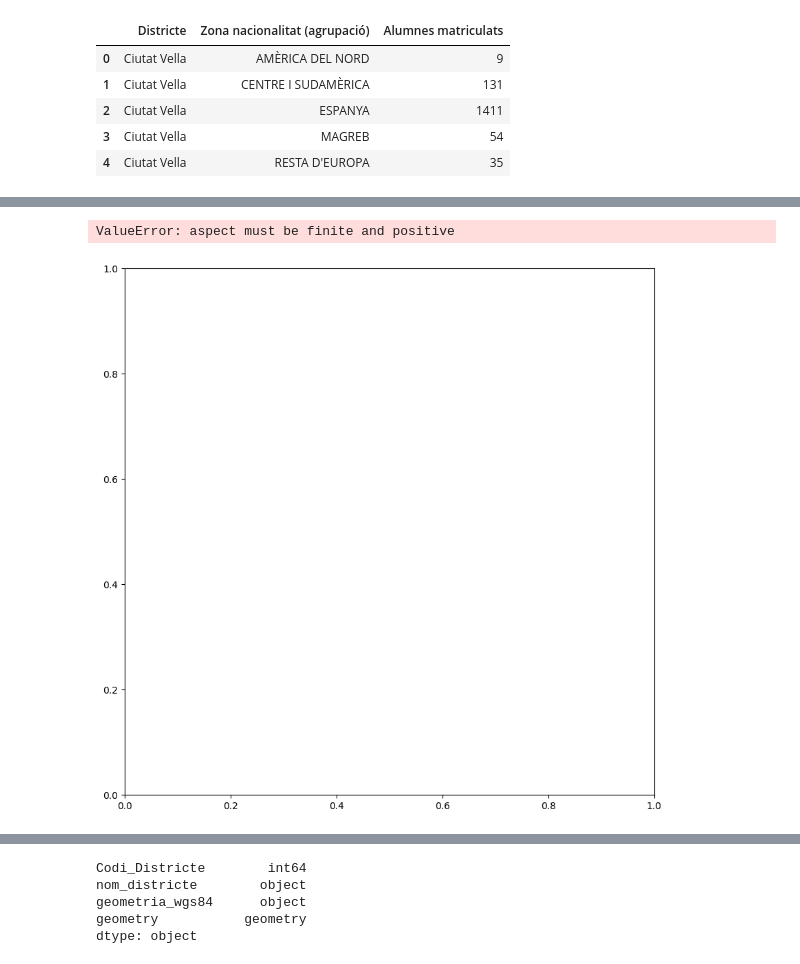
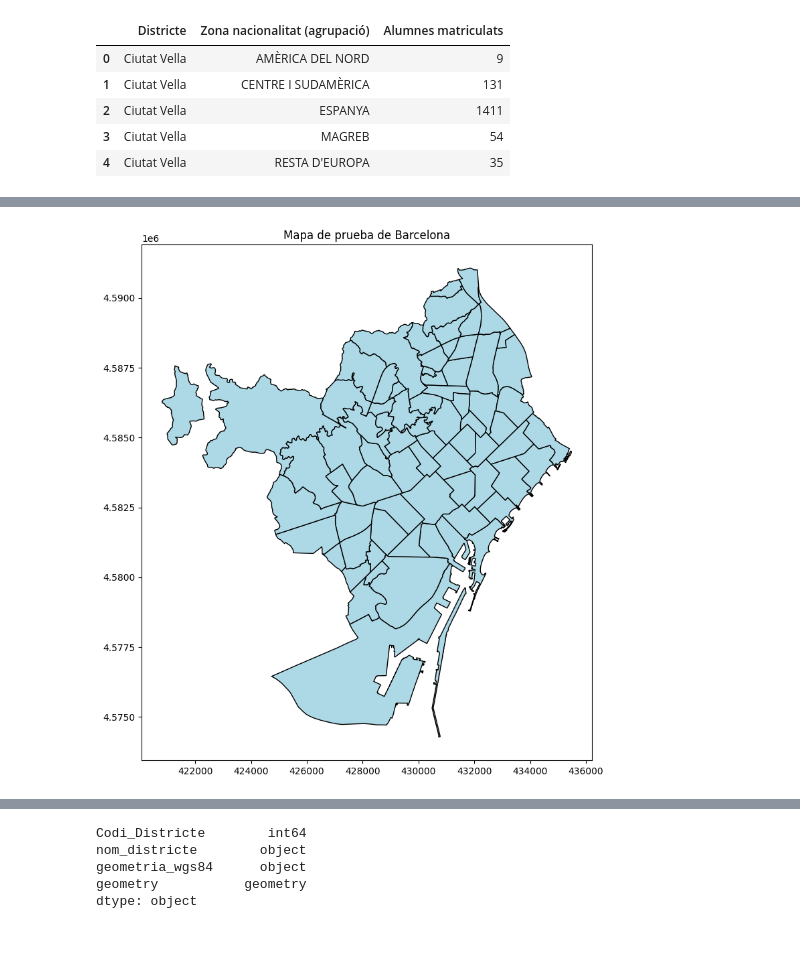
Before and after one commit to annaszymanskicortes/truco-o-dato, a Jupyter notebook: notebook_julia.ipynb, the cells around one changed output, grey strips where cells are left out. Drawn from its saved outputs; the diff is of its cells as text; code cells hidden in the pictures.

```diff
--- a/notebook_julia.ipynb
+++ b/notebook_julia.ipynb
@@ -315,31 +337,36 @@ df_barris_nac.head()
 # %%
 import geopandas as gpd
 from shapely import wkt
 import matplotlib.pyplot as plt
 
 # 1️⃣ Cargar GeoJSON
 gdf_barris = gpd.read_file("barcelona_barris_clean.geojson")
 
 # 2️⃣ Convertir la columna WKT a geometría
 if isinstance(gdf_barris["geometria_etrs89"].iloc[0], str):
     gdf_barris["geometry"] = gdf_barris["geometria_etrs89"].apply(wkt.loads)
 
 # 3️⃣ Indicarle a GeoPandas que esta columna es la geometría oficial
 gdf_barris = gdf_barris.set_geometry("geometry")
 
 # 4️⃣ Mantener solo geometrías válidas
 gdf_barris = gdf_barris[gdf_barris["geometry"].notna()]
 gdf_barris = gdf_barris[gdf_barris["geometry"].apply(lambda x: x.is_valid)]
 
 # 5️⃣ Asignar CRS (si no lo tiene ya)
 if gdf_barris.crs is None:
     gdf_barris = gdf_barris.set_crs(epsg=25831)  # ETRS89 / UTM 31N
 
-# 6️⃣ Probar el plot básico
 fig, ax = plt.subplots(figsize=(10,10))
-gdf_barris.plot(edgecolor="black", color="lightblue", ax=ax)
+
+gdf_barris.plot(
+    edgecolor="black",
+    color="lightblue",
+    ax=ax,
+    aspect="equal"   # <<< evita el cálculo erróneo ANTES de plotear
+)
+
 plt.title("Mapa de prueba de Barcelona")
 plt.show()
 # %% [output]
-ValueError: aspect must be finite and positive
-[figure, old version]
+[figure, new version]
```
Also changed, not shown: parts of 5 cells of this notebook, 1 other file.
